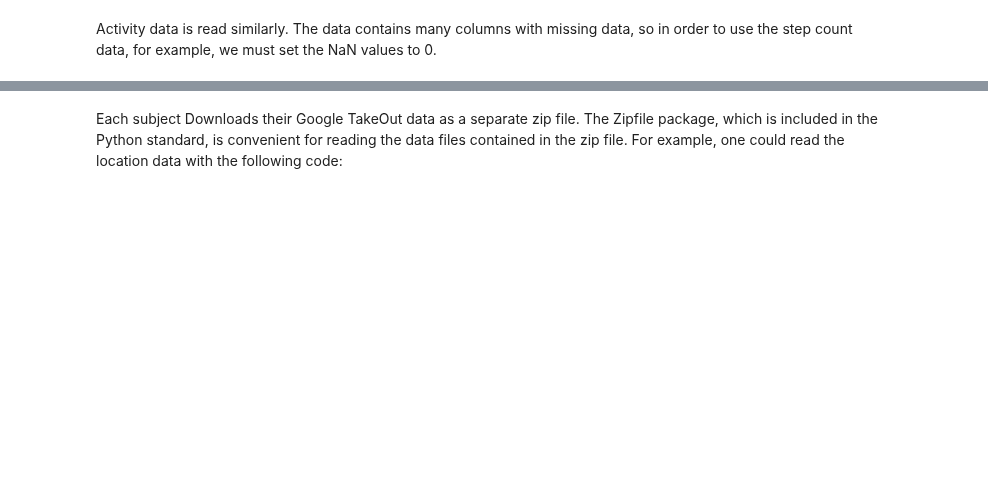
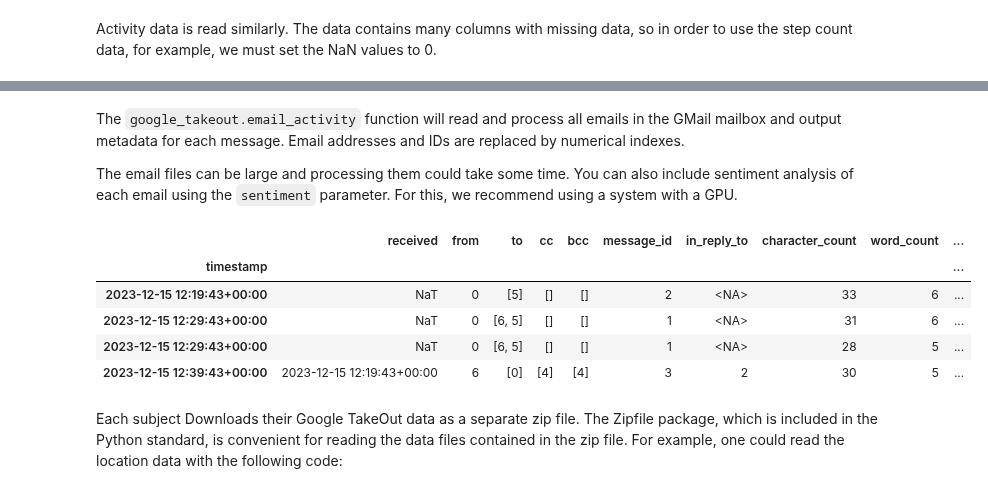
Before and after one commit to digitraceslab/niimpy, a Jupyter notebook: docs/input-formats.ipynb, the cells around one changed output, grey strips where cells are left out. Saved outputs shown, nothing was run; the diff lists cells and outputs as text; code cells hidden in the pictures; blank space fills up the shorter version.

```diff
--- a/docs/input-formats.ipynb
+++ b/docs/input-formats.ipynb
@@ -114,3 +108,16 @@ tracker.tracker_daily_step_distribution(data, {"steps_column": "step_count"})
+# %% [markdown]
+The `google_takeout.email_activity` function will read and process all emails in the GMail mailbox and output metadata for each message. Email addresses and IDs are replaced by numerical indexes.
+
+The email files can be large and processing them could take some time. You can also include sentiment analysis of each email using the `sentiment` parameter. For this, we recommend using a system with a GPU.
+# %%
+niimpy.reading.google_takeout.email_activity("test.zip")
+# %% [output]
+|  | received | from | to | cc | bcc | message_id | in_reply_to | character_count | word_count | ... |
+| timestamp |  |  |  |  |  |  |  |  |  | ... |
+| 2023-12-15 12:19:43+00:00 | NaT | 0 | [5] | [] | [] | 2 | <NA> | 33 | 6 | ... |
+| 2023-12-15 12:29:43+00:00 | NaT | 0 | [6, 5] | [] | [] | 1 | <NA> | 31 | 6 | ... |
+| 2023-12-15 12:29:43+00:00 | NaT | 0 | [6, 5] | [] | [] | 1 | <NA> | 28 | 5 | ... |
+| 2023-12-15 12:39:43+00:00 | 2023-12-15 12:19:43+00:00 | 6 | [0] | [4] | [4] | 3 | 2 | 30 | 5 | ... |
 # %% [markdown]
 Each subject Downloads their Google TakeOut data as a separate zip file. The Zipfile package, which is included in the Python standard, is convenient for reading the data files contained in the zip file. For example, one could read the location data with the following code:
 # %%
```
Also changed, not shown: parts of 9 cells of this notebook.
